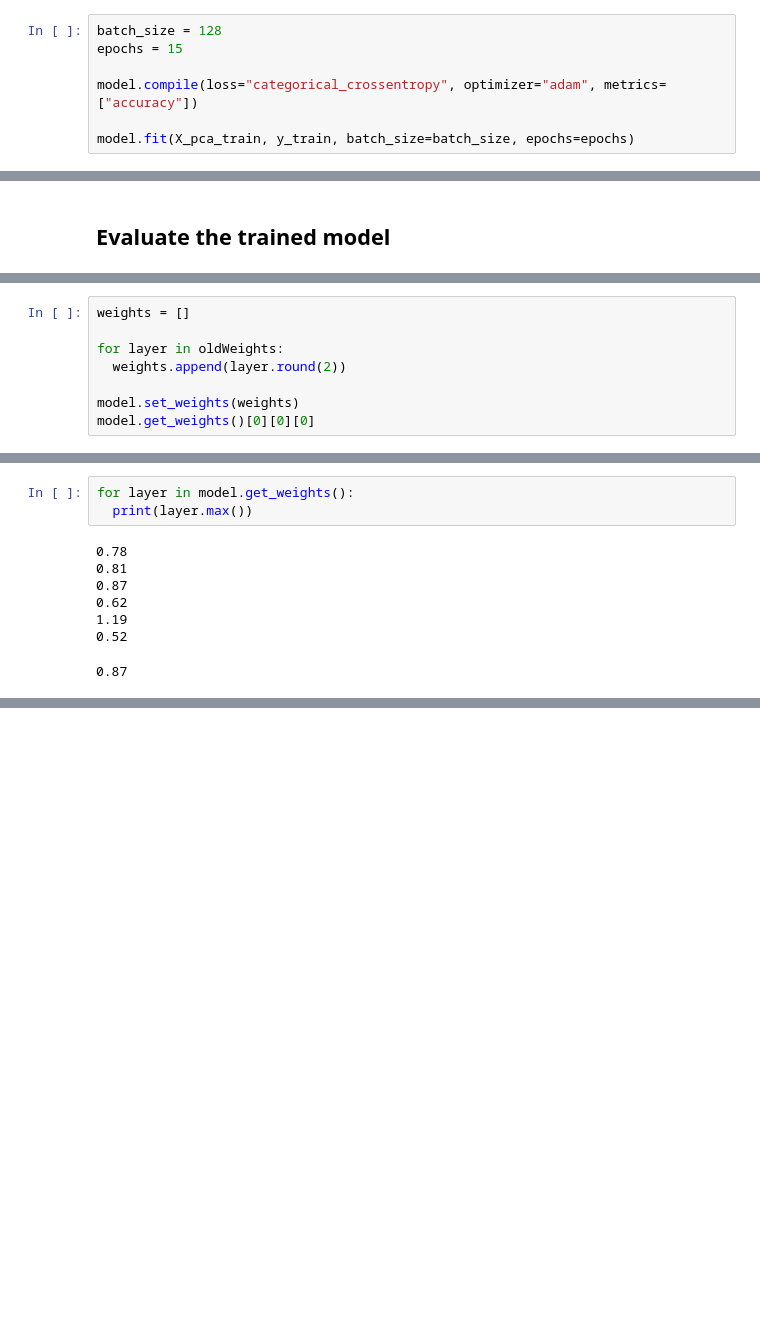
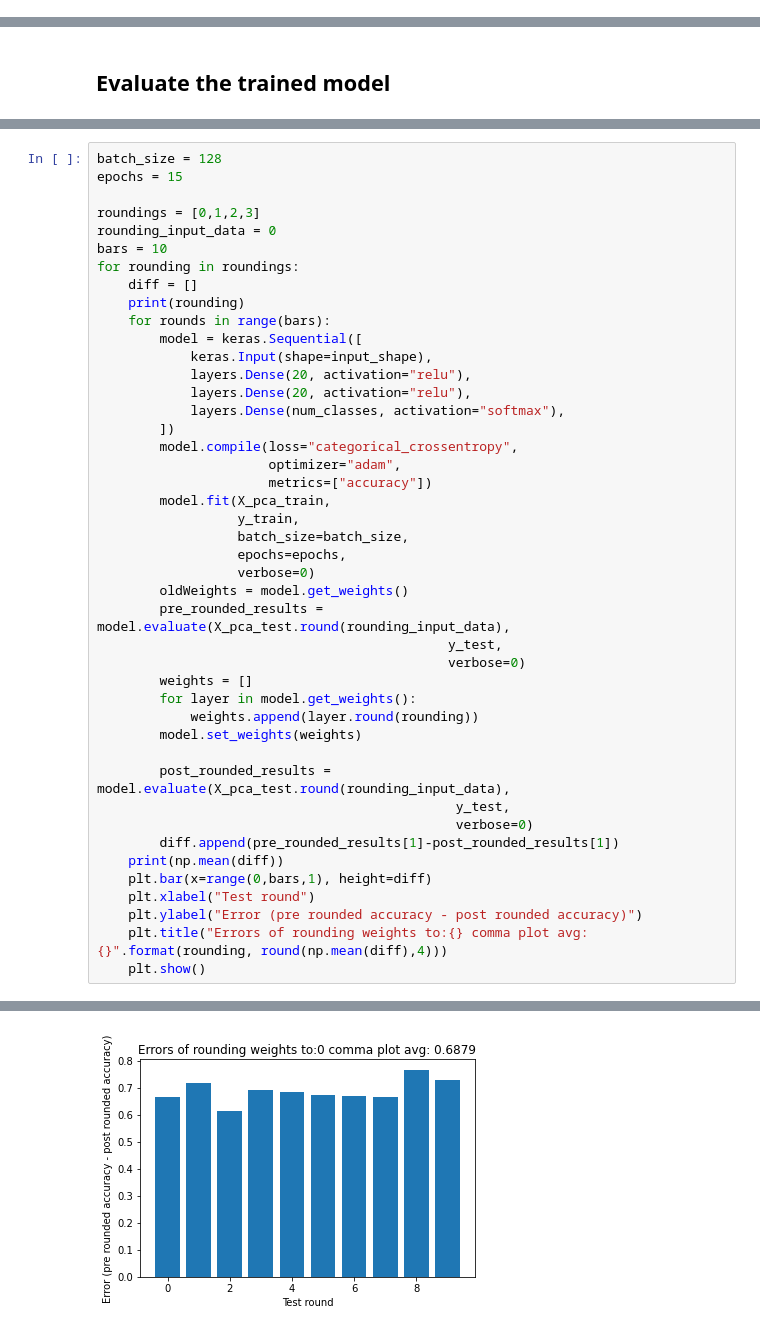
Before and after one commit to JacobKjaerager/ERTS_final_project, a Jupyter notebook: Proof_of_weight_reduction.ipynb, the cells around one changed output, grey strips where cells are left out. Drawn from its saved outputs; the diff is of its cells as text; blank space fills up the shorter version.

```diff
--- a/Proof_of_weight_reduction.ipynb
+++ b/Proof_of_weight_reduction.ipynb
@@ -76,9 +61,2 @@ _________________________________________________________________
 # %% [markdown]
 ## Train the model
-# %%
-batch_size = 128
-epochs = 15
-
-model.compile(loss="categorical_crossentropy", optimizer="adam", metrics=["accuracy"])
-
-model.fit(X_pca_train, y_train, batch_size=batch_size, epochs=epochs)
@@ -122,8 +94,0 @@ oldWeights = model.get_weights()
-# %%
-weights = []
-
-for layer in oldWeights:
-  weights.append(layer.round(2))
-
-model.set_weights(weights)
-model.get_weights()[0][0][0]
@@ -142,11 +95,45 @@ Train accuracy: 0.9659833312034607
-# %%
-for layer in model.get_weights():
-  print(layer.max())
-# %% [output]
-0.78
-0.81
-0.87
-0.62
-1.19
-0.52
-0.87
+# %%
+batch_size = 128
+epochs = 15
+
+roundings = [0,1,2,3]
+rounding_input_data = 0
+bars = 10
+for rounding in roundings:
+    diff = []
+    print(rounding)
+    for rounds in range(bars):
+        model = keras.Sequential([
+            keras.Input(shape=input_shape),
+            layers.Dense(20, activation="relu"),
+            layers.Dense(20, activation="relu"),
+            layers.Dense(num_classes, activation="softmax"),
+        ])
+        model.compile(loss="categorical_crossentropy",
+                      optimizer="adam",
+                      metrics=["accuracy"])
+        model.fit(X_pca_train,
+                  y_train,
+                  batch_size=batch_size,
+                  epochs=epochs,
+                  verbose=0)
+        oldWeights = model.get_weights()
+        pre_rounded_results = model.evaluate(X_pca_test.round(rounding_input_data),
+                                             y_test,
+                                             verbose=0)
+        weights = []
+        for layer in model.get_weights():
+            weights.append(layer.round(rounding))
+        model.set_weights(weights)
+
+        post_rounded_results = model.evaluate(X_pca_test.round(rounding_input_data),
+                                              y_test,
+                                              verbose=0)
+        diff.append(pre_rounded_results[1]-post_rounded_results[1])
+    print(np.mean(diff))
+    plt.bar(x=range(0,bars,1), height=diff)
+    plt.xlabel("Test round")
+    plt.ylabel("Error (pre rounded accuracy - post rounded accuracy)")
+    plt.title("Errors of rounding weights to:{} comma plot avg: {}".format(rounding, round(np.mean(diff),4)))
+    plt.show()
+# %% [output]
@@ -152,0 +142 @@ for layer in model.get_weights():
+[figure, added]
```
Also changed, not shown: parts of 15 cells of this notebook, 1 other file.
